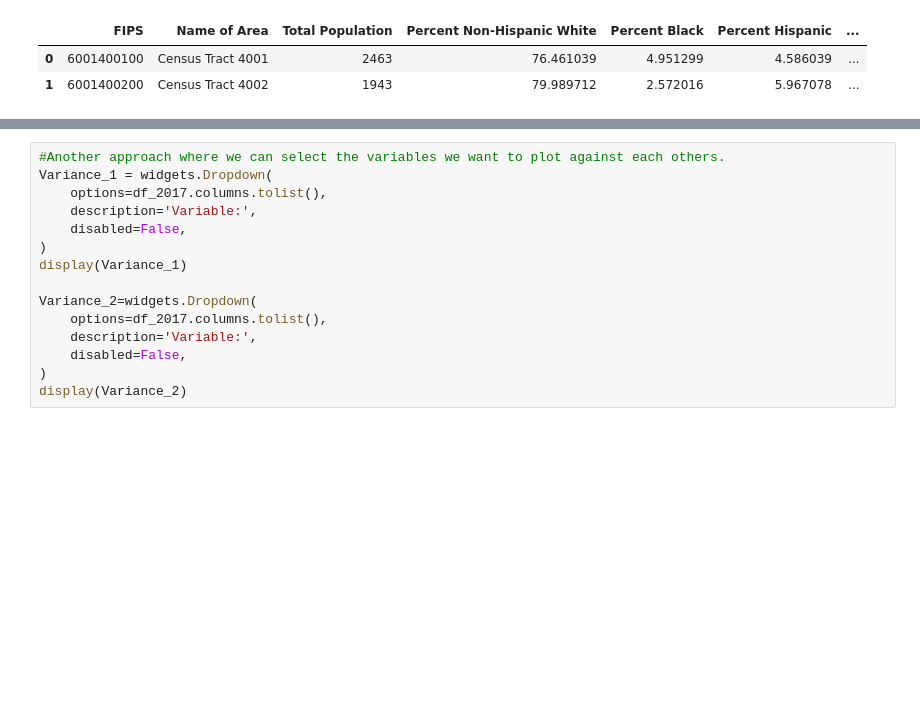
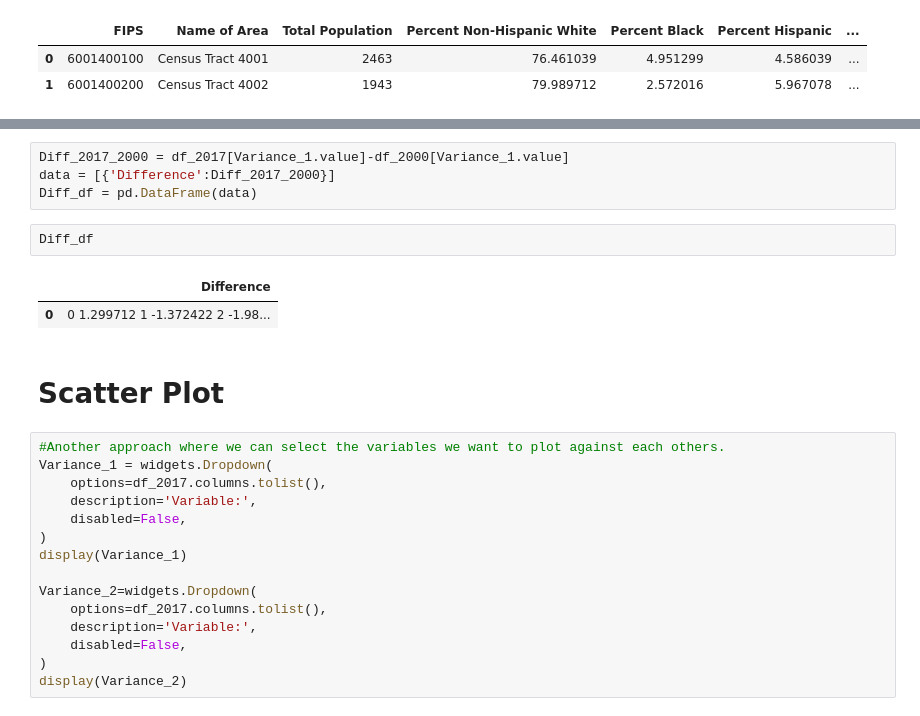
Before and after one commit to ds-modules/CP-113B, a Jupyter notebook: Widgets_AbdoulAziz.ipynb, the cells around one changed output, grey strips where cells are left out. Drawn from its saved outputs; the diff is of its cells as text; blank space fills up the shorter version.

```diff
--- a/Widgets_AbdoulAziz.ipynb
+++ b/Widgets_AbdoulAziz.ipynb
@@ -25,3 +86,14 @@ df_2000.head(2)
+# %%
+Diff_2017_2000 = df_2017[Variance_1.value]-df_2000[Variance_1.value]
+data = [{'Difference':Diff_2017_2000}]
+Diff_df = pd.DataFrame(data)
+# %%
+Diff_df
+# %% [output]
+|  | Difference |
+| 0 | 0 1.299712 1 -1.372422 2 -1.98... |
+# %% [markdown]
+# Scatter Plot
 # %%
 #Another approach where we can select the variables we want to plot against each others.
 Variance_1 = widgets.Dropdown(
```
Also changed, not shown: parts of 8 cells of this notebook.
